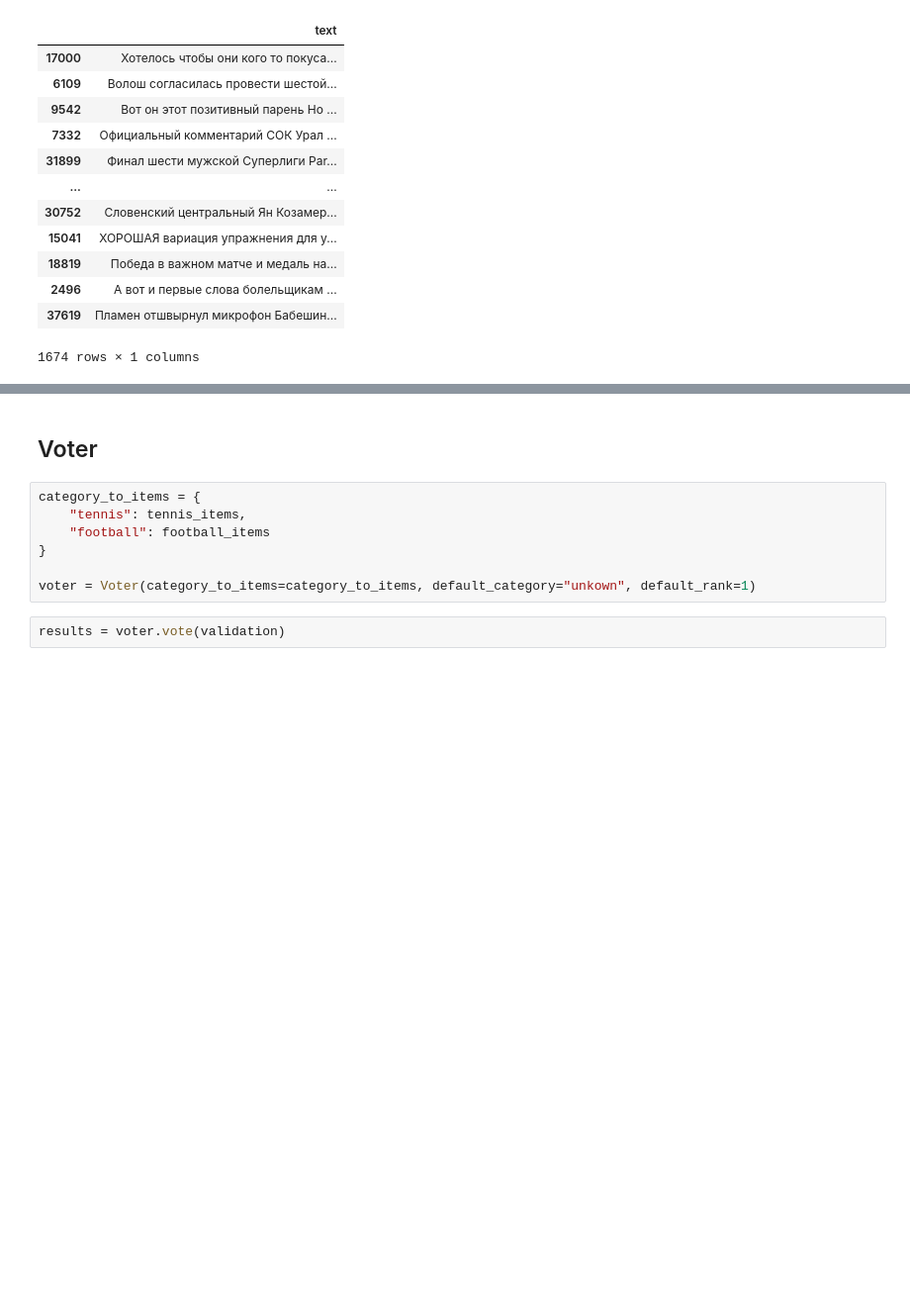
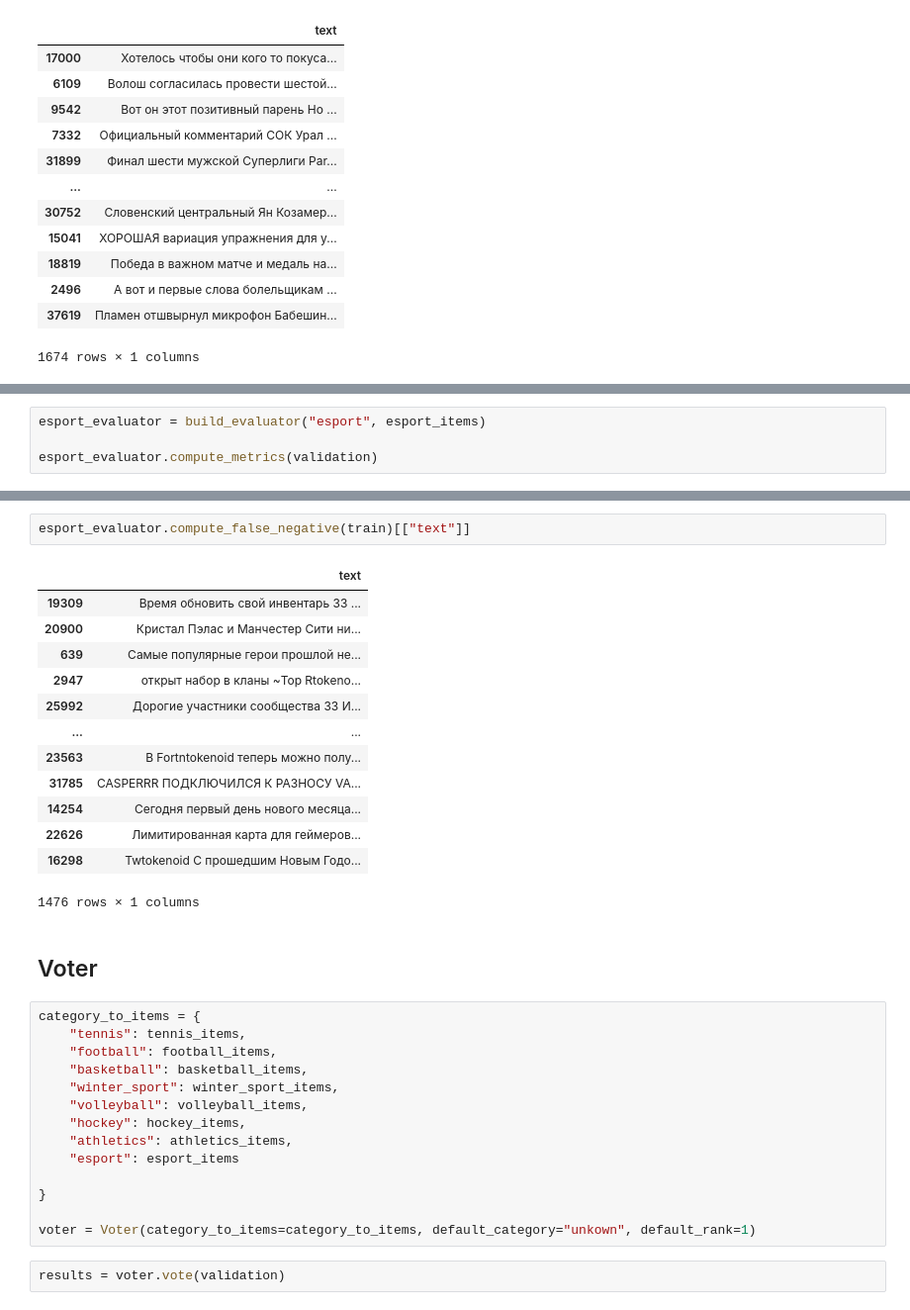
Before and after one commit to vladislavkruglikov/classifier, a Jupyter notebook: notebooks/baseline.ipynb, the cells around one changed output, grey strips where cells are left out. Shown at 99% size. Drawn from its saved outputs; the diff is of its cells as text; blank space fills up the shorter version.

```diff
--- a/notebooks/baseline.ipynb
+++ b/notebooks/baseline.ipynb
@@ -244,0 +348,4 @@ volleyball_evaluator.compute_false_negative(train)[["text"]]
+# %%
+esport_evaluator = build_evaluator("esport", esport_items)
+
+esport_evaluator.compute_metrics(validation)
@@ -245,9 +366,32 @@ volleyball_evaluator.compute_false_negative(train)[["text"]]
+# %%
+esport_evaluator.compute_false_negative(train)[["text"]]
+# %% [output]
+|  | text |
+| 19309 | Время обновить свой инвентарь 33 ... |
+| 20900 | Кристал Пэлас и Манчестер Сити ни... |
+| 639 | Самые популярные герои прошлой не... |
+| 2947 | открыт набор в кланы ~Top Rtokeno... |
+| 25992 | Дорогие участники сообщества 33 И... |
+| ... | ... |
+| 23563 | В Fortntokenoid теперь можно полу... |
+| 31785 | CASPERRR ПОДКЛЮЧИЛСЯ К РАЗНОСУ VA... |
+| 14254 | Сегодня первый день нового месяца... |
+| 22626 | Лимитированная карта для геймеров... |
+| 16298 | Twtokenoid С прошедшим Новым Годо... |
+1476 rows × 1 columns
 # %% [markdown]
 ## Voter
 # %%
 category_to_items = {
     "tennis": tennis_items,
-    "football": football_items
+    "football": football_items,
+    "basketball": basketball_items,
+    "winter_sport": winter_sport_items,
+    "volleyball": volleyball_items,
+    "hockey": hockey_items,
+    "athletics": athletics_items,
+    "esport": esport_items
+
 }
 
 voter = Voter(category_to_items=category_to_items, default_category="unkown", default_rank=1)
```
Also changed, not shown: parts of 13 cells of this notebook.
